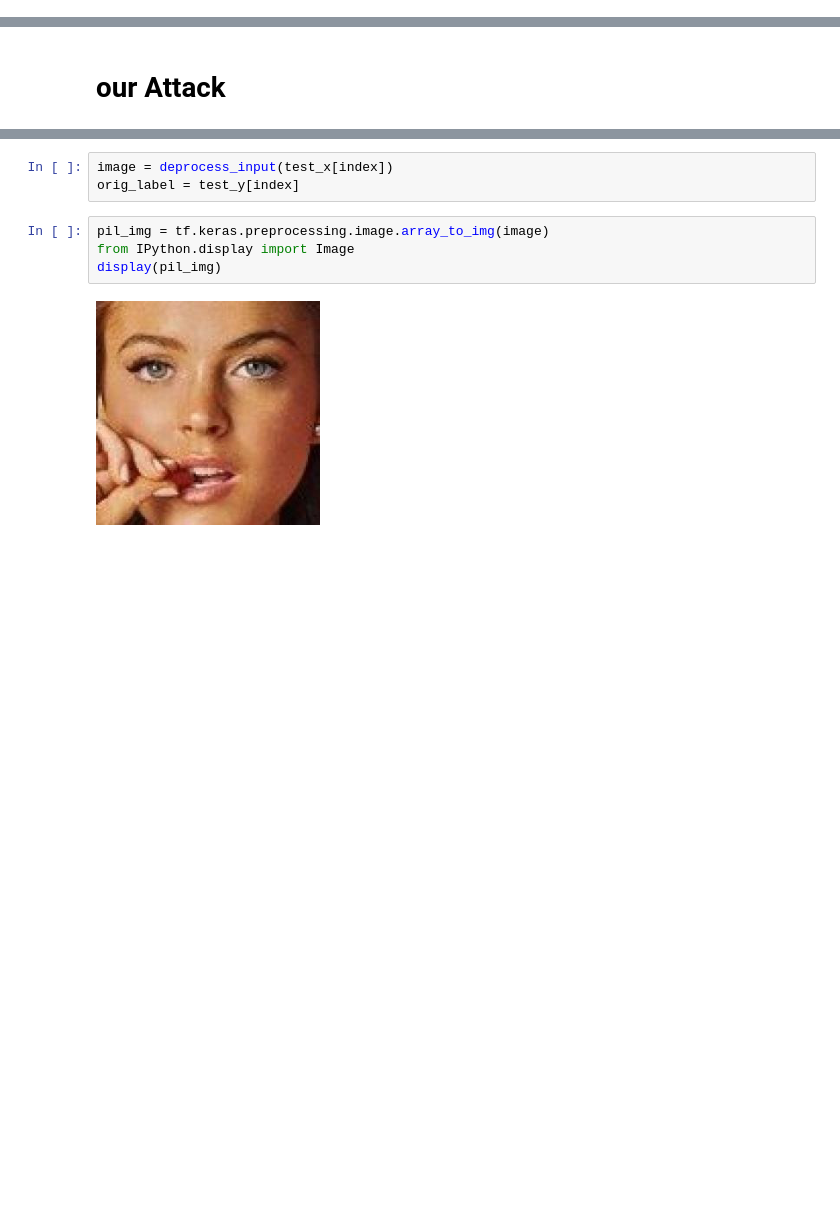
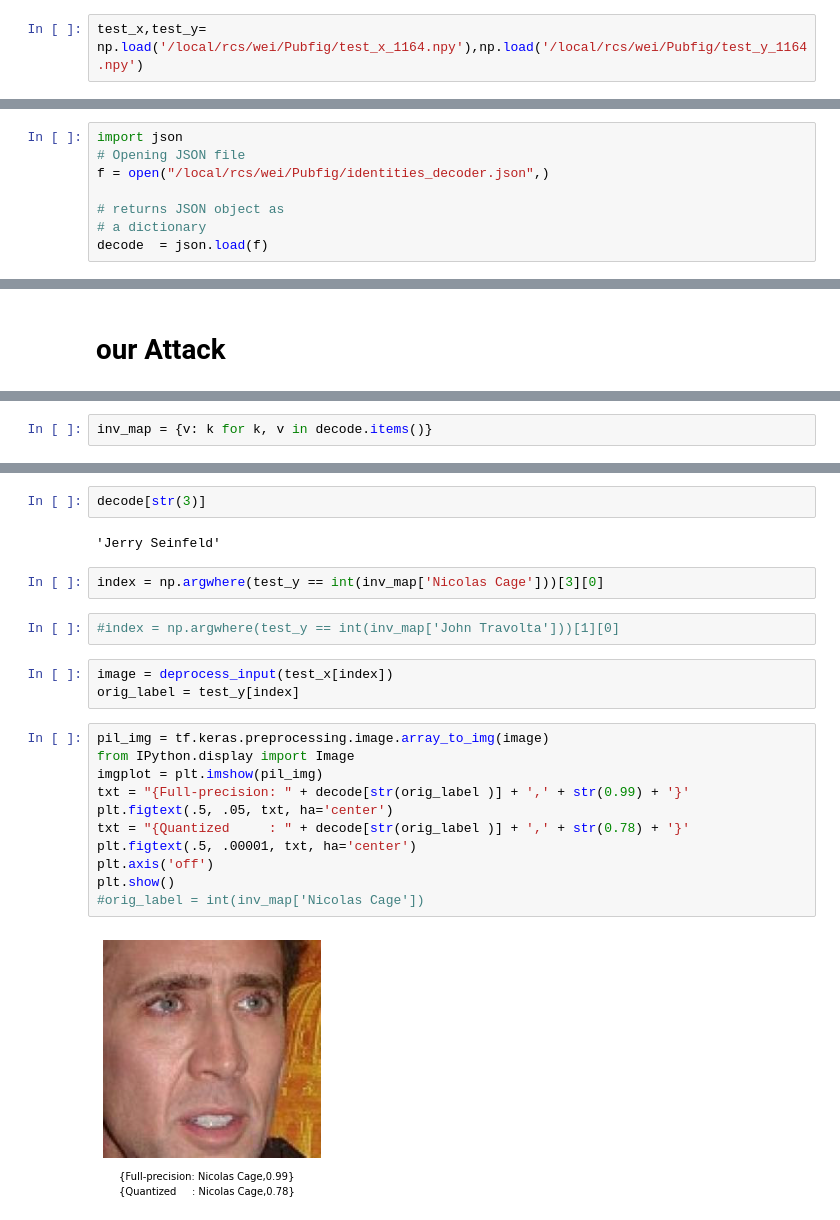
Before and after one commit to WeiHao97/deepxplore, a Jupyter notebook: ImageNet/face_recog.ipynb, the cells around one changed output, grey strips where cells are left out. Cells and saved outputs as stored; diff of their text form; blank space fills up the shorter version.

```diff
--- a/ImageNet/face_recog.ipynb
+++ b/ImageNet/face_recog.ipynb
@@ -233,0 +248,2 @@ max(class_info.values()),min(class_info.values()), np.mean(list(class_info.value
+# %%
+test_x,test_y= np.load('/local/rcs/wei/Pubfig/test_x_1164.npy'),np.load('/local/rcs/wei/Pubfig/test_y_1164.npy')
@@ -233,0 +256,8 @@ max(class_info.values()),min(class_info.values()), np.mean(list(class_info.value
+# %%
+import json
+# Opening JSON file
+f = open("/local/rcs/wei/Pubfig/identities_decoder.json",)
+
+# returns JSON object as
+# a dictionary
+decode  = json.load(f)
@@ -420,0 +404,2 @@ index = 1
+# %%
+inv_map = {v: k for k, v in decode.items()}
@@ -421,12 +414,27 @@ index = 1
+# %%
+decode[str(3)]
+# %% [output]
+'Jerry Seinfeld'
+# %%
+index = np.argwhere(test_y == int(inv_map['Nicolas Cage']))[3][0]
+# %%
+#index = np.argwhere(test_y == int(inv_map['John Travolta']))[1][0]
 # %%
 image = deprocess_input(test_x[index])
 orig_label = test_y[index]
-# %%
-pil_img = tf.keras.preprocessing.image.array_to_img(image)
-from IPython.display import Image
-display(pil_img)
-# %% [output]
-[figure, removed]
+# %%
+pil_img = tf.keras.preprocessing.image.array_to_img(image)
+from IPython.display import Image
+imgplot = plt.imshow(pil_img)
+txt = "{Full-precision: " + decode[str(orig_label )] + ',' + str(0.99) + '}'
+plt.figtext(.5, .05, txt, ha='center')
+txt = "{Quantized     : " + decode[str(orig_label )] + ',' + str(0.78) + '}'
+plt.figtext(.5, .00001, txt, ha='center')
+plt.axis('off')
+plt.show()
+#orig_label = int(inv_map['Nicolas Cage'])
+# %% [output]
+[figure, added]
 # %%
 decode[str(orig_label)]
 # %% [output]
```
Also changed, not shown: parts of 145 cells of this notebook, 19 other files.
